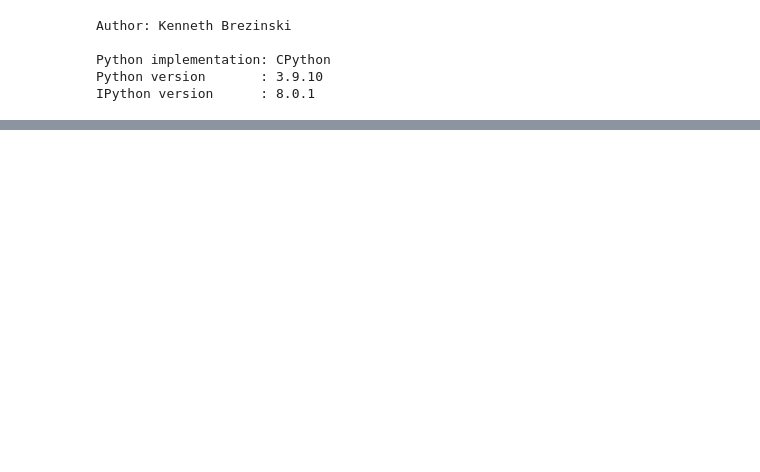
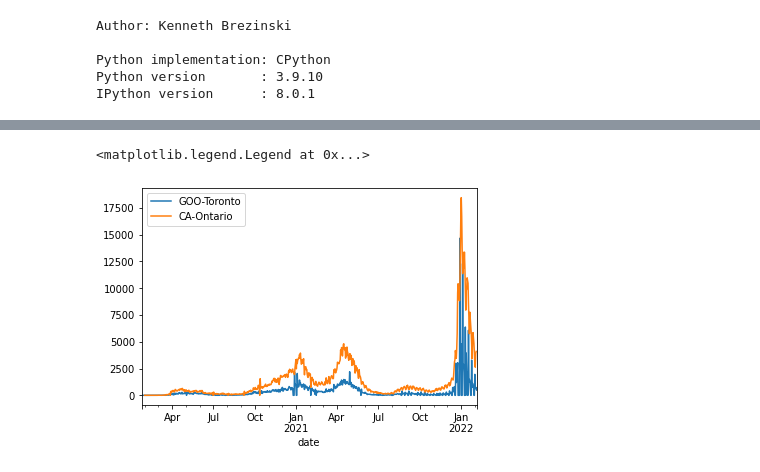
Before and after one commit to kbrezinski/COVID-BiLSTM, a Jupyter notebook: COVID-BiLSTM/process-COVID.ipynb, the cells around one changed output, grey strips where cells are left out. Saved outputs shown, nothing was run; the diff lists cells and outputs as text; code cells hidden in the pictures; blank space fills up the shorter version.

```diff
--- a/COVID-BiLSTM/process-COVID.ipynb
+++ b/COVID-BiLSTM/process-COVID.ipynb
@@ -13,5 +13,5 @@ IPython version      : 8.0.1
 import pandas as pd
 import matplotlib.pyplot as plt
 # %%
-df_ww = pd.read_csv('data/WW-measure.csv')
-df_mob = pd.read_csv('data/mobility.csv')
+df1 = pd.read_csv('data/covid19-google.csv')
+df2 = pd.read_csv('data/covid19-CAN.csv')
@@ -22,0 +18,6 @@ df_ww.tail()
+# %%
+# location key of Toronto 'CA_ON_3595'
+df_GOO = df1[df1['location_key'].apply(lambda k: k == 'CA_ON_3595' if isinstance(k, str) else False)]
+df_GOO['date'] = pd.to_datetime(df_GOO['date'])
+df_GOO = df_GOO.set_index('date')
+df_GOO.tail()
@@ -22,0 +40,5 @@ df_ww.tail()
+# %%
+df_CA = df2[df2['prname'] == 'Ontario']
+df_CA['date'] = pd.to_datetime(df_CA['date'])
+df_CA = df_CA.set_index('date')
+df_CA.head()
@@ -23,3 +59,12 @@ df_ww.tail()
+# %%
+# Compare GOO and
+ax = df_GOO['new_confirmed'].plot(x='date', label='GOO-Toronto')
+df_CA['numtoday'].plot(x='date', label='CA-Ontario', ax=ax)
+
+plt.legend()
+# %% [output]
+<matplotlib.legend.Legend at 0x...>
+[figure, added]
 # %%
 parsed_date = pd.to_datetime(df_ww['sampleID'].apply(lambda d: d.split('_')[1])).rename('date')
 df_ww = pd.concat([parsed_date, df_ww[['uWWMeasureID', 'value']]], axis=1)
```
Also changed, not shown: parts of 5 cells of this notebook, 4 other files.
